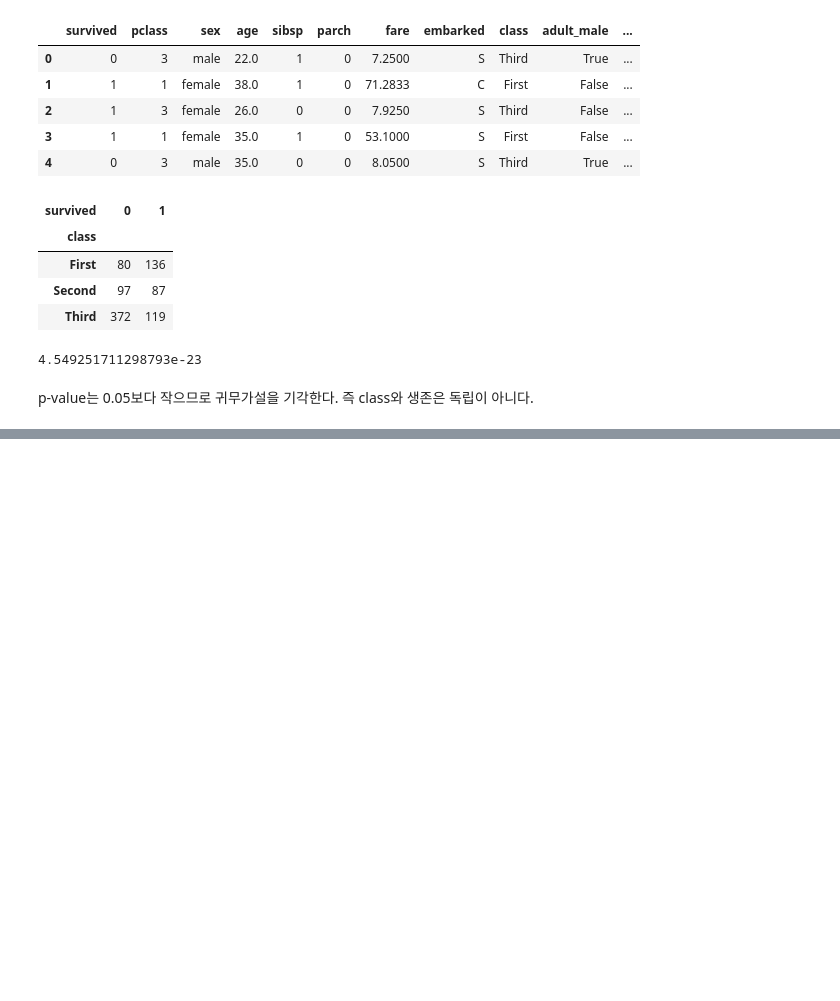
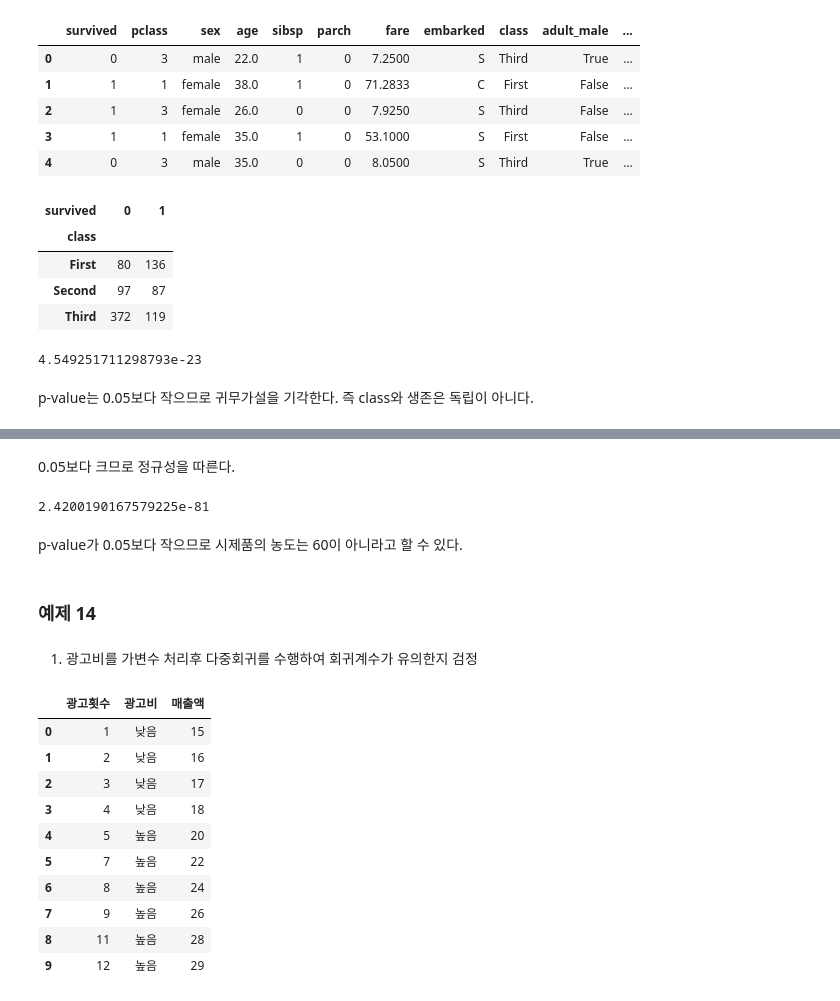
Before and after one commit to teng-ny/ADPStudy, a Jupyter notebook: ADP시험복기/(문제) 여러 기출문제 풀이2.ipynb, the cells around one changed output, grey strips where cells are left out. Drawn from its saved outputs; the diff is of its cells as text; code cells hidden in the pictures; blank space fills up the shorter version.

```diff
--- a/ADP시험복기/(문제) 여러 기출문제 풀이2.ipynb
+++ b/ADP시험복기/(문제) 여러 기출문제 풀이2.ipynb
@@ -386,0 +463,34 @@ p-value는 0.05보다 작으므로 귀무가설을 기각한다. 즉 class와
+# %% [markdown]
+0.05보다 크므로 정규성을 따른다.
+# %%
+mean0=60
+s_mean=np.mean(data)
+u_var=np.var(data, ddof=1)
+rv=stats.t(df=n-1)
+t=(s_mean-mean0)/np.sqrt(u_var/n)
+#t는 음수
+p=rv.cdf(t)*2
+p
+# %% [output]
+2.4200190167579225e-81
+# %% [markdown]
+p-value가 0.05보다 작으므로 시제품의 농도는 60이 아니라고 할 수 있다.
+# %% [markdown]
+### 예제 14
+# %% [markdown]
+1. 광고비를 가변수 처리후 다중회귀를 수행하여 회귀계수가 유의한지 검정
+# %%
+data=pd.DataFrame({'광고횟수':[1,2,3,4,5,7,8,9,11,12], '광고비':['낮음', '낮음', '낮음', '낮음', '높음', '높음', '높음', '높음', '높음', '높음'], '매출액':[15,16,17,18,20,22,24,26,28,29]})
+data
+# %% [output]
+|  | 광고횟수 | 광고비 | 매출액 |
+| 0 | 1 | 낮음 | 15 |
+| 1 | 2 | 낮음 | 16 |
+| 2 | 3 | 낮음 | 17 |
+| 3 | 4 | 낮음 | 18 |
+| 4 | 5 | 높음 | 20 |
+| 5 | 7 | 높음 | 22 |
+| 6 | 8 | 높음 | 24 |
+| 7 | 9 | 높음 | 26 |
+| 8 | 11 | 높음 | 28 |
+| 9 | 12 | 높음 | 29 |
```
Also changed, not shown: parts of 28 cells of this notebook.
